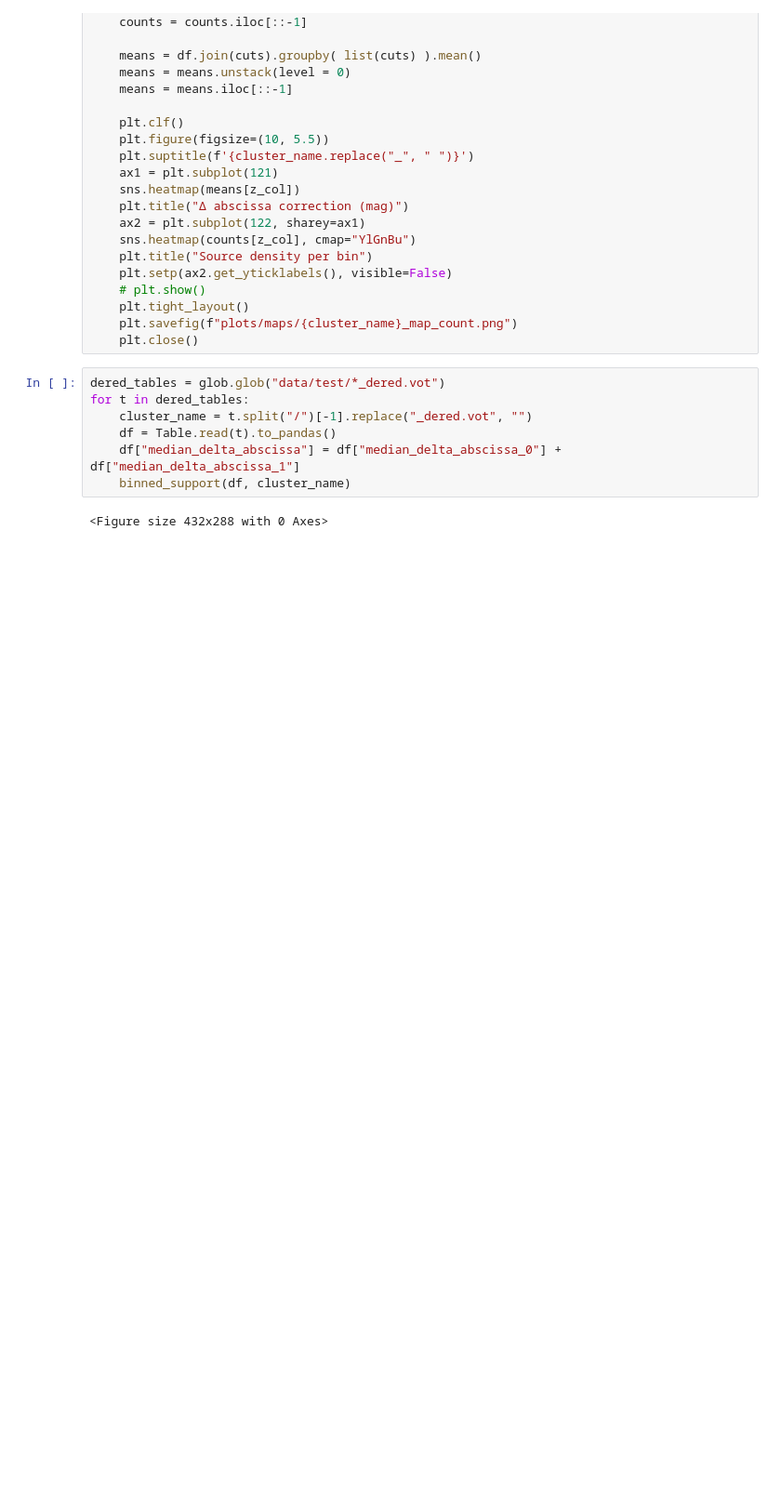
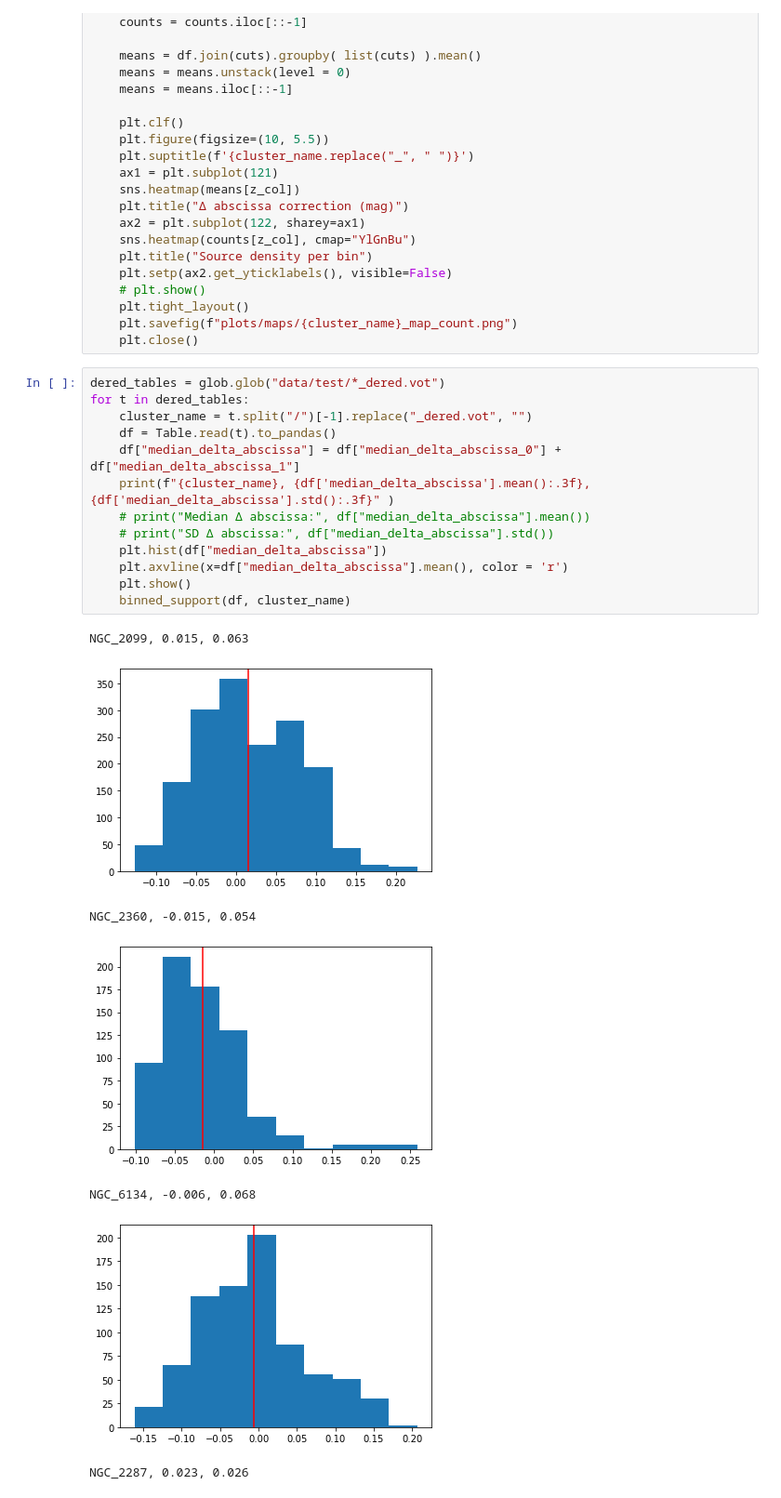
Before and after one commit to jorgeanais/reddening-correction, a Jupyter notebook: reddening_map.ipynb, the cells around one changed output. Shown at 93% size. Saved outputs shown, nothing was run; the diff lists cells and outputs as text; blank space fills up the shorter version.

```diff
--- a/reddening_map.ipynb
+++ b/reddening_map.ipynb
@@ -100,9 +100,21 @@ def binned_support(
 # %%
 dered_tables = glob.glob("data/test/*_dered.vot")
 for t in dered_tables:
     cluster_name = t.split("/")[-1].replace("_dered.vot", "")
     df = Table.read(t).to_pandas()
     df["median_delta_abscissa"] = df["median_delta_abscissa_0"] + df["median_delta_abscissa_1"]
+    print(f"{cluster_name}, {df['median_delta_abscissa'].mean():.3f}, {df['median_delta_abscissa'].std():.3f}" )
+    # print("Median Δ abscissa:", df["median_delta_abscissa"].mean())
+    # print("SD Δ abscissa:", df["median_delta_abscissa"].std())
+    plt.hist(df["median_delta_abscissa"])
+    plt.axvline(x=df["median_delta_abscissa"].mean(), color = 'r')
+    plt.show()
     binned_support(df, cluster_name)
 # %% [output]
-<Figure size 432x288 with 0 Axes>
+NGC_2099, 0.015, 0.063
+[figure, added]
+NGC_2360, -0.015, 0.054
+[figure, added]
+NGC_6134, -0.006, 0.068
+[figure, added]
+NGC_2287, 0.023, 0.026
```
Also changed, not shown: parts of 1 cell of this notebook.
